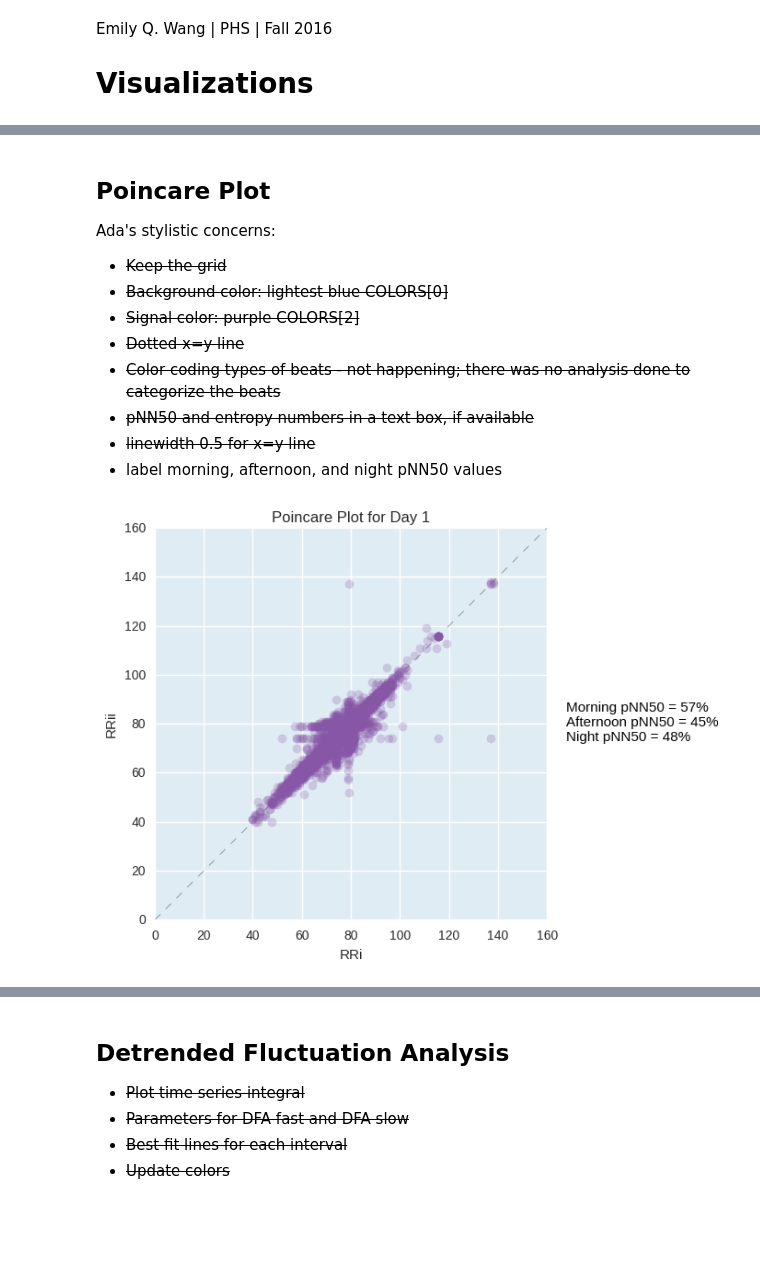
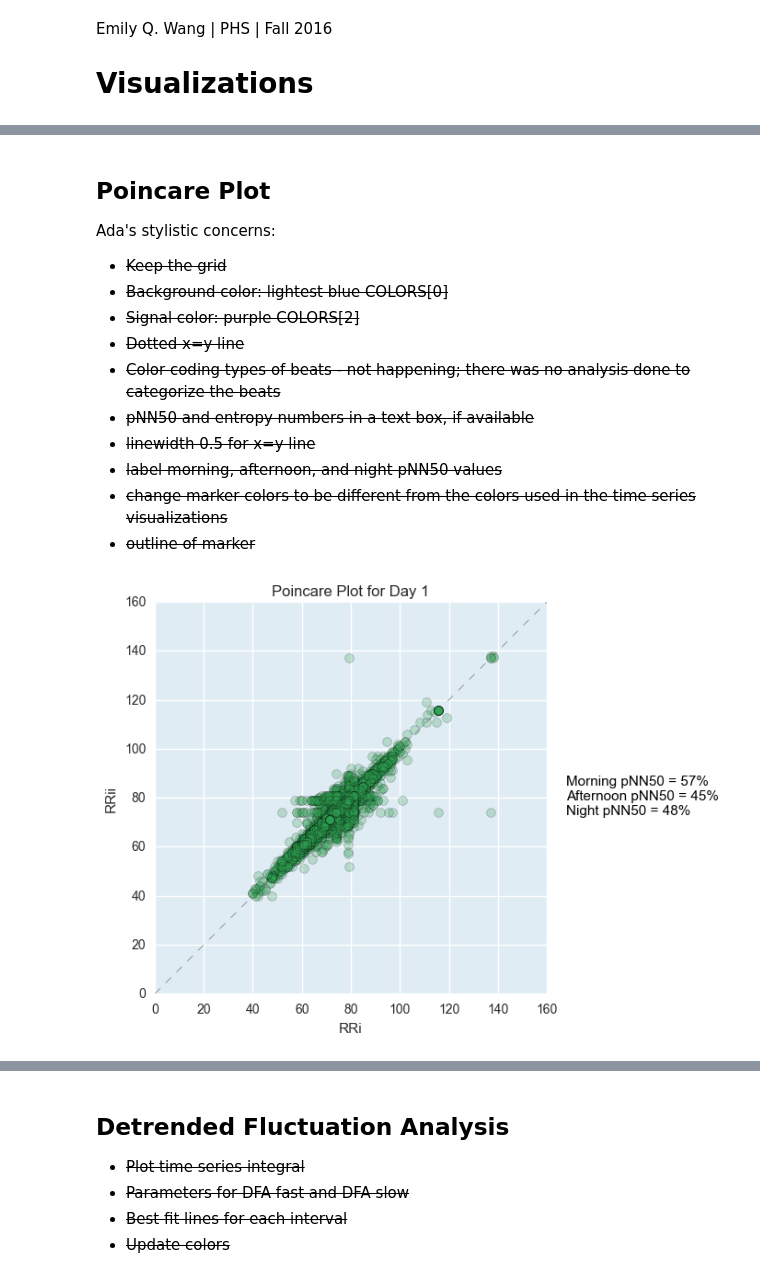
Before and after one commit to terrrychan/PHS-Project, a Jupyter notebook: Visualizations.ipynb, the cells around one changed output, grey strips where cells are left out. Drawn from its saved outputs; the diff is of its cells as text; code cells hidden in the pictures; blank space fills up the shorter version.

```diff
--- a/Visualizations.ipynb
+++ b/Visualizations.ipynb
@@ -35,13 +35,24 @@ STEPCOUNTLINECOLOR = COLORS[1]
 
 ACTIVITYPOINTSIZE = 100
 ACTIVITYALPHA = 0.025
+ACTIVITYCOLORS = [COLORS[0], # silent
+                  COLORS[2], # walking
+                  COLORS[4], # running
+                  'black',   # non-wear
+                  COLORS[1], # rem
+                  COLORS[3], # non-rem
+                  'yellow',  # charging
+                  'black']    # unknown
 ACTIVITYLABELS = {0: "Silent",
                   1: "Walking",
                   2: "Running",
                   3: "Non-wear",
                   4: "REM",
                   5: "NREM",
-                  6: "Charging"}
+                  6: "Charging",
+                  7: "Unknown"}
+ACTIVITYMARKEREDGECOLOR = 'black'
+ACTIVITYMARKEREDGEWIDTH = 0.5
 
 VLINEALPHA = 0.85
 VLINECOLOR = 'k'
@@ -52,8 +63,10 @@ LOCALMAXCOLOR = sns.color_palette()[0]
 LOCALMAXMARKERSIZE = 5
 
 POINCAREALPHA = 0.25
-POINCARECOLOR = COLORS[2]
+POINCARECOLOR = '#31a354'
 POINCAREMARKER = 'o'
+POINCAREMARKEREDGECOLOR = 'black'
+POINCAREMARKEREDGEWIDTH = 0.5
 
 YEQUALSXALPHA = 0.5
 YEQUALSXCOLOR = 'k'
@@ -243,36 +257,39 @@ Ada's stylistic concerns:
 - ~~Color coding types of beats - not happening; there was no analysis done to categorize the beats~~
 - ~~pNN50 and entropy numbers in a text box, if available~~
 - ~~linewidth 0.5 for x=y line~~
-- label morning, afternoon, and night pNN50 values
+- ~~label morning, afternoon, and night pNN50 values~~
+- ~~change marker colors to be different from the colors used in the time series visualizations~~
+- ~~outline of marker~~
 # %%
 plt.plot(np.arange(0, 160, 0.05),
          np.arange(0, 160, 0.05),
          linestyle=YEQUALSXLINESTYLE, color=YEQUALSXCOLOR, alpha=YEQUALSXALPHA, linewidth=LINEWIDTH)
 
 plt.plot(data['RRi'],
          data['RRii'],
-         'o', alpha=POINCAREALPHA, color=POINCARECOLOR)
+         'o', alpha=POINCAREALPHA, color=POINCARECOLOR,
+         markeredgecolor=POINCAREMARKEREDGECOLOR, markeredgewidth=POINCAREMARKEREDGEWIDTH)
 
 axes = plt.gca()
 axes.set_xlim([0, 160])
 axes.set_ylim([0, 160])
 axes.set_aspect('equal', adjustable='box')
 axes.set_axis_bgcolor(BGCOLOR)
 
 morning_pNN50_str = str(data['pNN50'][0])[2:4]
 afternoon_pNN50_str = str(data['pNN50'][1])[2:4]
 night_pNN50_str = str(data['pNN50'][2])[2:4]
 place_text(1.05, 0.45, 'Morning pNN50 = ' + morning_pNN50_str + '%' +
                        '\nAfternoon pNN50 = ' + afternoon_pNN50_str + '%' +
                        '\nNight pNN50 = ' + night_pNN50_str + '%',
                        axes)
 
 plt.xlabel('RRi')
 plt.ylabel('RRii')
 plt.title('Poincare Plot for Day 1')
 
-plt.savefig('day1_PoincarePlot.png', format='png', bbox_inches='tight')
-plt.savefig('day1_PoincarePlot.pdf', format='pdf', bbox_inches='tight')
+plt.savefig('day1_PoincarePlot_SingleColor.png', format='png', bbox_inches='tight')
+plt.savefig('day1_PoincarePlot_SingleColor.pdf', format='pdf', bbox_inches='tight')
 plt.show()
 # %% [output]
-[figure, old version]
+[figure, new version]
```
Also changed, not shown: parts of 6 cells of this notebook, 13 other files.
